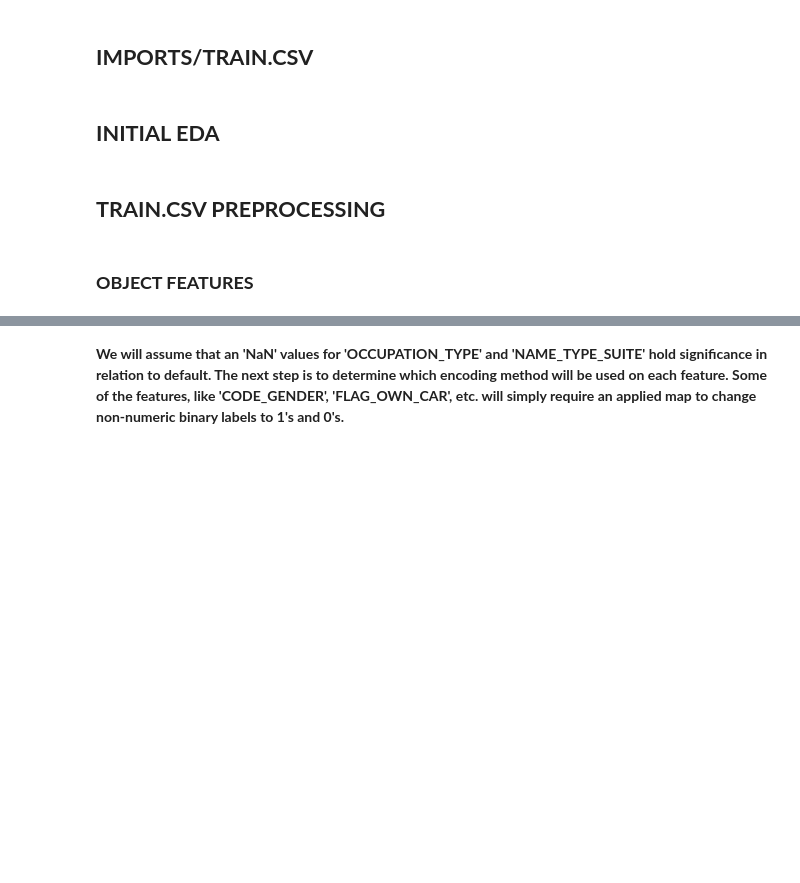
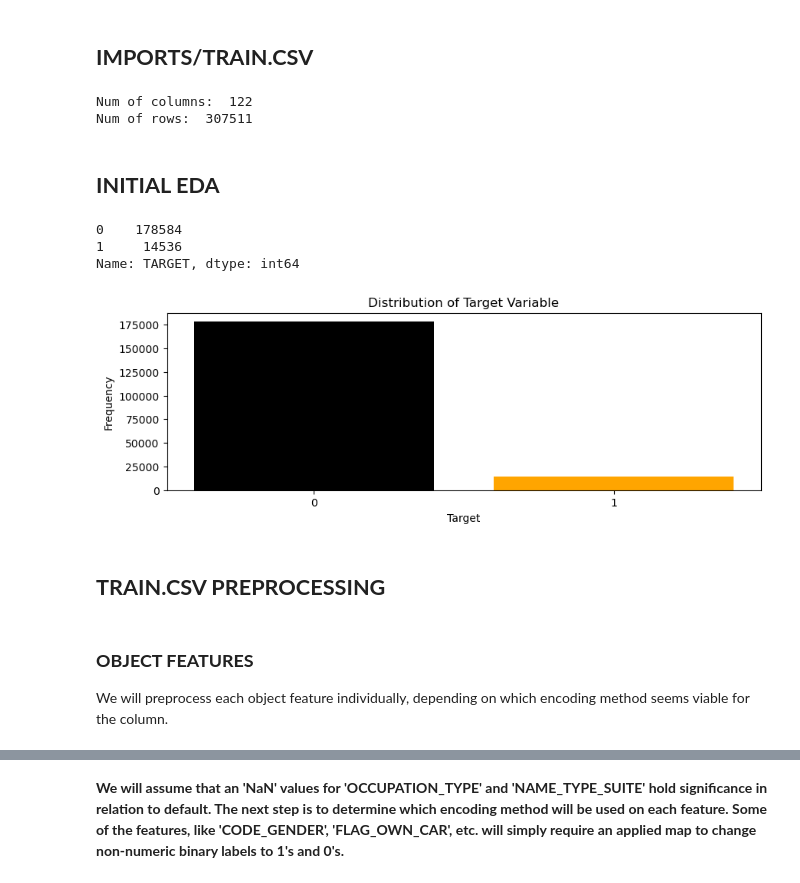
Before and after one commit to sampence0/loan-repayment-model, a Jupyter notebook: feature_engineering.ipynb, the cells around one changed output, grey strips where cells are left out. Drawn from its saved outputs; the diff is of its cells as text; code cells hidden in the pictures; blank space fills up the shorter version.

```diff
--- a/feature_engineering.ipynb
+++ b/feature_engineering.ipynb
@@ -24,18 +23,28 @@ from sklearn.model_selection import train_test_split
 from xgboost import XGBClassifier
 # %%
 train = pd.read_csv('application_train.csv')
+print('Num of columns: ', train.shape[1])
+print('Num of rows: ', train.shape[0])
+# %% [output]
+Num of columns:  122
+Num of rows:  307511
 # %% [markdown]
 ## **INITIAL EDA**
 # %%
-
 counts = train['TARGET'].value_counts() # collect the counts of 0's and 1's
-fig, ax = plt.subplots(figsize=(3,5))
+print(counts)
+fig, ax = plt.subplots(figsize=(10,3))
 ax.bar(counts.index, counts.values, color=['black', 'orange'])
 ax.set_xticks([0,1])
 ax.set_xlabel('Target')
 ax.set_ylabel('Frequency')
 ax.set_title('Distribution of Target Variable')
 plt.show()
+# %% [output]
+0    178584
+1     14536
+Name: TARGET, dtype: int64
+[figure, added]
 # %% [markdown]
 ## **TRAIN.CSV PREPROCESSING**
 # %%
@@ -47,6 +56,7 @@ float_features = train.select_dtypes(include='float64')
 object_features = train.select_dtypes(include='object')
 # %% [markdown]
 ### **OBJECT FEATURES**
+We will preprocess each object feature individually, depending on which encoding method seems viable for the column.
 # %%
 # Remove Features with too many NA's
 drops = ['FONDKAPREMONT_MODE', 'HOUSETYPE_MODE', 'WALLSMATERIAL_MODE', 'EMERGENCYSTATE_MODE', 'WEEKDAY_APPR_PROCESS_START']
```
Also changed, not shown: parts of 70 cells of this notebook.
